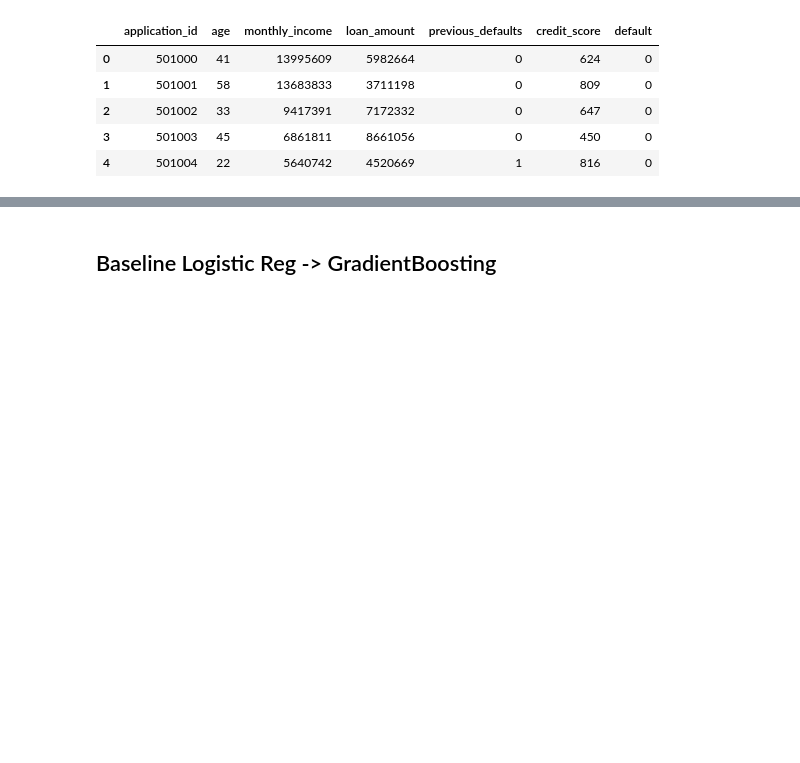
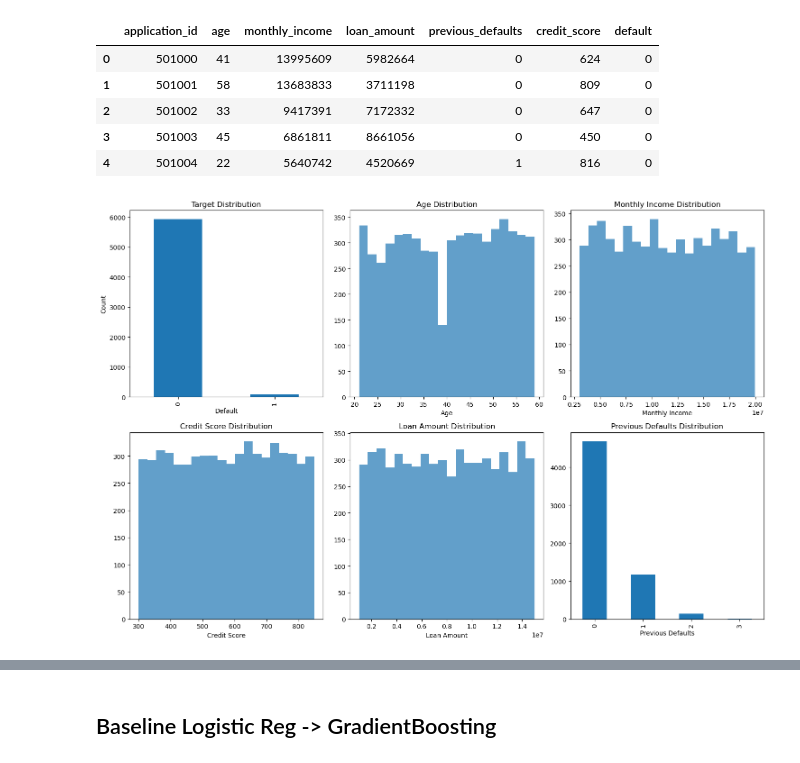
Before and after one commit to farkhanAdhitama/talentport_data_scientist, a Jupyter notebook: notebooks/B_modelling.ipynb, the cells around one changed output, grey strips where cells are left out. Drawn from its saved outputs; the diff is of its cells as text; code cells hidden in the pictures; blank space fills up the shorter version.

```diff
--- a/notebooks/B_modelling.ipynb
+++ b/notebooks/B_modelling.ipynb
@@ -105,3 +105,48 @@ df_new.head()
 | 2 | 501002 | 33 | 9417391 | 7172332 | 0 | 647 | 0 |
 | 3 | 501003 | 45 | 6861811 | 8661056 | 0 | 450 | 0 |
 | 4 | 501004 | 22 | 5640742 | 4520669 | 1 | 816 | 0 |
+# %%
+# Distribusi Dataset
+plt.figure(figsize=(15, 10))
+
+# Target distribution
+plt.subplot(2, 3, 1)
+df["default"].value_counts().plot(kind="bar")
+plt.title("Target Distribution")
+plt.xlabel("Default")
+plt.ylabel("Count")
+
+# Age distribution
+plt.subplot(2, 3, 2)
+plt.hist(df["age"], bins=20, alpha=0.7)
+plt.title("Age Distribution")
+plt.xlabel("Age")
+
+# Monthly income distribution
+plt.subplot(2, 3, 3)
+plt.hist(df["monthly_income"], bins=20, alpha=0.7)
+plt.title("Monthly Income Distribution")
+plt.xlabel("Monthly Income")
+
+# Credit score distribution
+plt.subplot(2, 3, 4)
+plt.hist(df["credit_score"], bins=20, alpha=0.7)
+plt.title("Credit Score Distribution")
+plt.xlabel("Credit Score")
+
+# Loan amount distribution
+plt.subplot(2, 3, 5)
+plt.hist(df["loan_amount"], bins=20, alpha=0.7)
+plt.title("Loan Amount Distribution")
+plt.xlabel("Loan Amount")
+
+# Previous defaults
+plt.subplot(2, 3, 6)
+df["previous_defaults"].value_counts().plot(kind="bar")
+plt.title("Previous Defaults Distribution")
+plt.xlabel("Previous Defaults")
+
+plt.tight_layout()
+plt.show()
+# %% [output]
+[figure, added]
```
Also changed, not shown: parts of 8 cells of this notebook, 1 other file.
